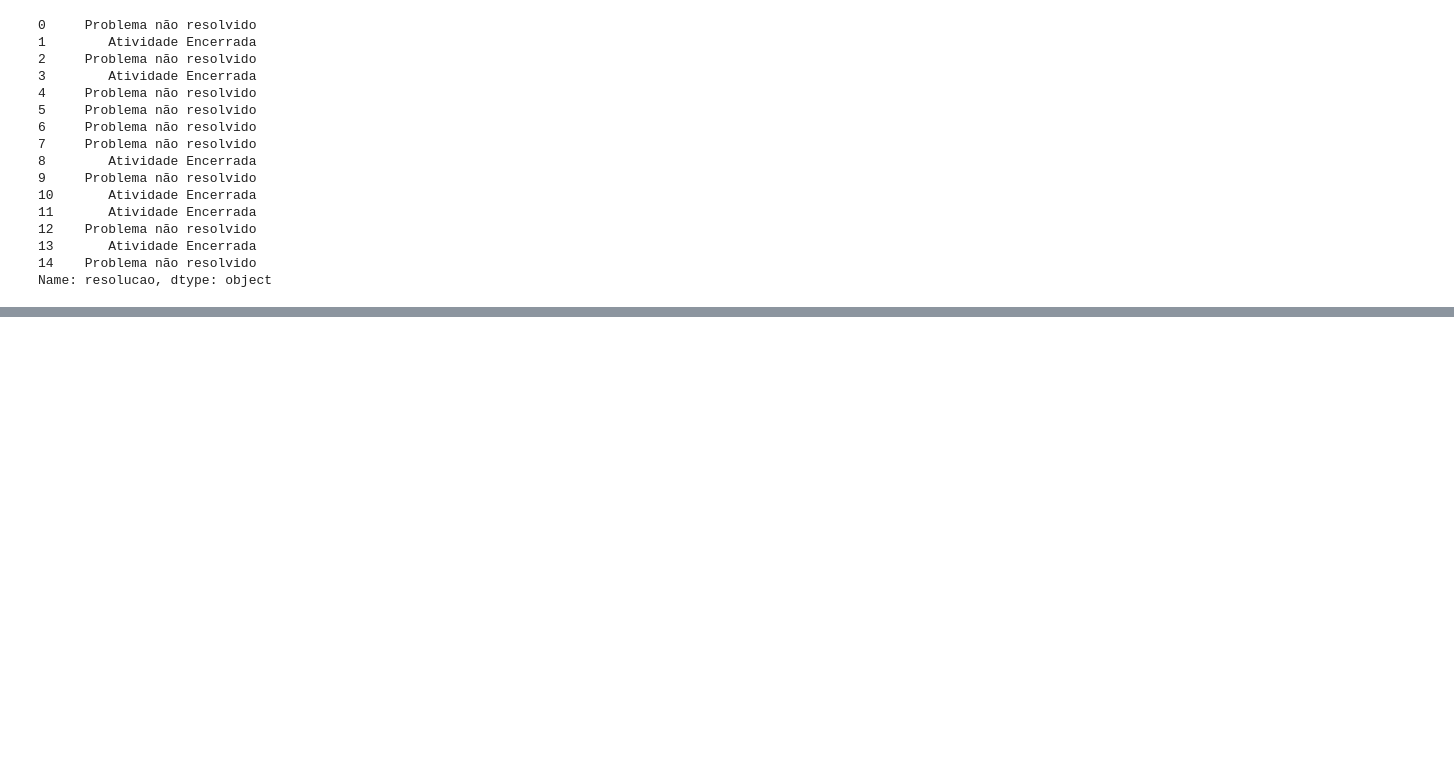
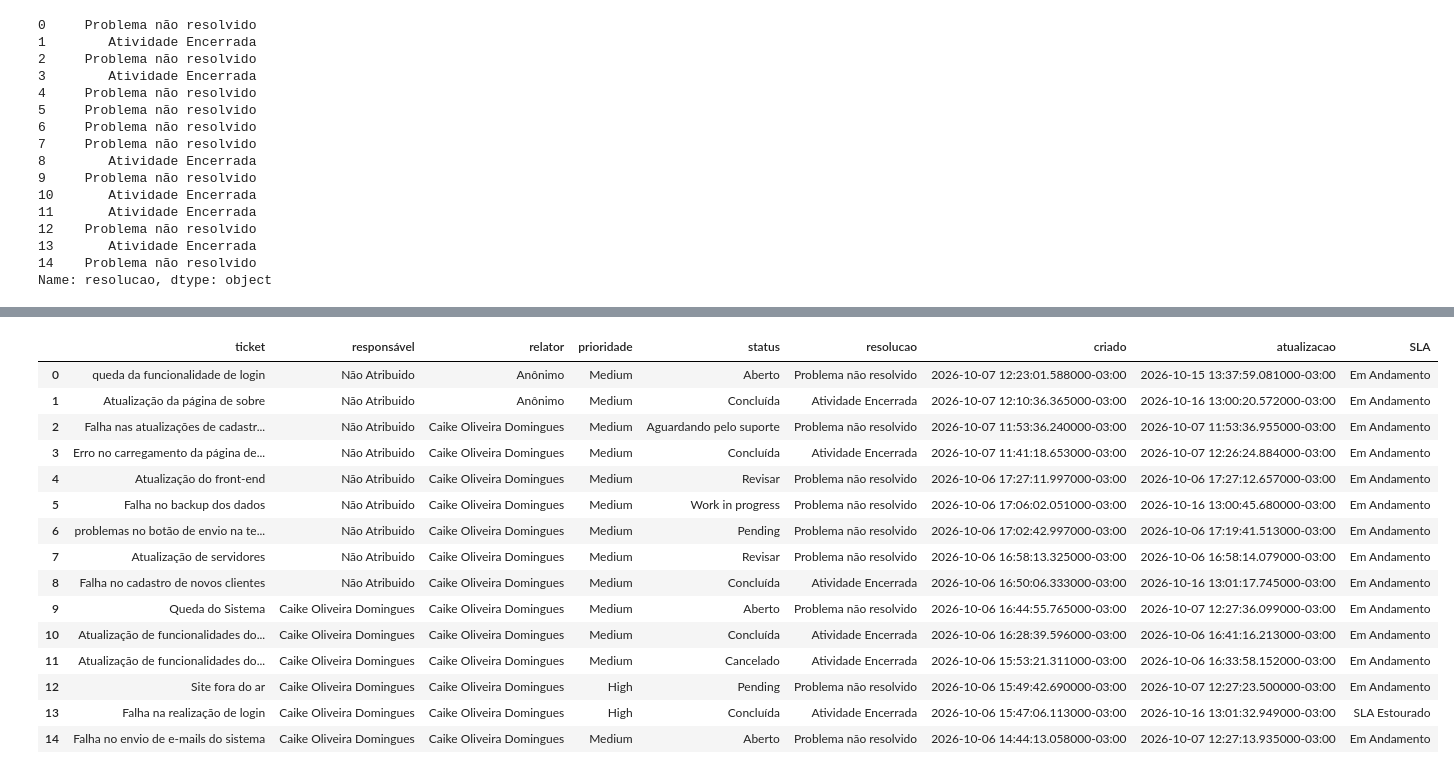
Before and after one commit to caikedomingues/monitoramento-sla-suporte, a Jupyter notebook: main.ipynb, the cells around one changed output, grey strips where cells are left out. Cells and saved outputs as stored; diff of their text form; code cells hidden in the pictures; blank space fills up the shorter version.

Commit message:
finalizei o script de automação
Consegui classificar os SLA e gerar o relatório que sera utilizado no powerBI

```diff
--- a/main.ipynb
+++ b/main.ipynb
@@ -385,0 +414,47 @@ memory usage: 1.1+ KB
+# %%
+def classificar_sla(prioridade_escolhida, limite, falta_1_hora):
+
+    for indice, linha in df.iterrows():
+
+        criado = linha['criado']
+
+        atualizacao = linha['atualizacao']
+
+        status = linha['status']
+
+        prioridade = linha['prioridade']
+
+        calc_intervalo = (atualizacao - criado).total_seconds() / 3600
+
+        if calc_intervalo <= limite and prioridade == prioridade_escolhida and (status == "Concluída" or status == "Cancelado"):
+
+            df.loc[indice, "SLA"] = "SLA Cumprido"
+
+        elif calc_intervalo == falta_1_hora and prioridade == prioridade_escolhida and (status == "Concluída" or status == "Cancelado"):
+
+            df.loc[indice, "SLA"] = "SLA em Risco"
+
+        elif calc_intervalo > limite and prioridade == prioridade_escolhida and (status == "Concluída" or status == "Cancelado"):
+
+            df.loc[indice, "SLA"] = "SLA Estourado"
+# %%
+classificar_sla("High", 24, 23)
+
+df.head(15)
+# %% [output]
+|  | ticket | responsável | relator | prioridade | status | resolucao | criado | atualizacao | SLA |
+| 0 | queda da funcionalidade de login | Não Atribuido | Anônimo | Medium | Aberto | Problema não resolvido | 2026-10-07 12:23:01.588000-03:00 | 2026-10-15 13:37:59.081000-03:00 | Em Andamento |
+| 1 | Atualização da página de sobre | Não Atribuido | Anônimo | Medium | Concluída | Atividade Encerrada | 2026-10-07 12:10:36.365000-03:00 | 2026-10-16 13:00:20.572000-03:00 | Em Andamento |
+| 2 | Falha nas atualizações de cadastr... | Não Atribuido | Caike Oliveira Domingues | Medium | Aguardando pelo suporte | Problema não resolvido | 2026-10-07 11:53:36.240000-03:00 | 2026-10-07 11:53:36.955000-03:00 | Em Andamento |
+| 3 | Erro no carregamento da página de... | Não Atribuido | Caike Oliveira Domingues | Medium | Concluída | Atividade Encerrada | 2026-10-07 11:41:18.653000-03:00 | 2026-10-07 12:26:24.884000-03:00 | Em Andamento |
+| 4 | Atualização do front-end | Não Atribuido | Caike Oliveira Domingues | Medium | Revisar | Problema não resolvido | 2026-10-06 17:27:11.997000-03:00 | 2026-10-06 17:27:12.657000-03:00 | Em Andamento |
+| 5 | Falha no backup dos dados | Não Atribuido | Caike Oliveira Domingues | Medium | Work in progress | Problema não resolvido | 2026-10-06 17:06:02.051000-03:00 | 2026-10-16 13:00:45.680000-03:00 | Em Andamento |
+| 6 | problemas no botão de envio na te... | Não Atribuido | Caike Oliveira Domingues | Medium | Pending | Problema não resolvido | 2026-10-06 17:02:42.997000-03:00 | 2026-10-06 17:19:41.513000-03:00 | Em Andamento |
+| 7 | Atualização de servidores | Não Atribuido | Caike Oliveira Domingues | Medium | Revisar | Problema não resolvido | 2026-10-06 16:58:13.325000-03:00 | 2026-10-06 16:58:14.079000-03:00 | Em Andamento |
+| 8 | Falha no cadastro de novos clientes | Não Atribuido | Caike Oliveira Domingues | Medium | Concluída | Atividade Encerrada | 2026-10-06 16:50:06.333000-03:00 | 2026-10-16 13:01:17.745000-03:00 | Em Andamento |
+| 9 | Queda do Sistema | Caike Oliveira Domingues | Caike Oliveira Domingues | Medium | Aberto | Problema não resolvido | 2026-10-06 16:44:55.765000-03:00 | 2026-10-07 12:27:36.099000-03:00 | Em Andamento |
+| 10 | Atualização de funcionalidades do... | Caike Oliveira Domingues | Caike Oliveira Domingues | Medium | Concluída | Atividade Encerrada | 2026-10-06 16:28:39.596000-03:00 | 2026-10-06 16:41:16.213000-03:00 | Em Andamento |
+| 11 | Atualização de funcionalidades do... | Caike Oliveira Domingues | Caike Oliveira Domingues | Medium | Cancelado | Atividade Encerrada | 2026-10-06 15:53:21.311000-03:00 | 2026-10-06 16:33:58.152000-03:00 | Em Andamento |
+| 12 | Site fora do ar | Caike Oliveira Domingues | Caike Oliveira Domingues | High | Pending | Problema não resolvido | 2026-10-06 15:49:42.690000-03:00 | 2026-10-07 12:27:23.500000-03:00 | Em Andamento |
+| 13 | Falha na realização de login | Caike Oliveira Domingues | Caike Oliveira Domingues | High | Concluída | Atividade Encerrada | 2026-10-06 15:47:06.113000-03:00 | 2026-10-16 13:01:32.949000-03:00 | SLA Estourado |
+| 14 | Falha no envio de e-mails do sistema | Caike Oliveira Domingues | Caike Oliveira Domingues | Medium | Aberto | Problema não resolvido | 2026-10-06 14:44:13.058000-03:00 | 2026-10-07 12:27:13.935000-03:00 | Em Andamento |
```
Also changed, not shown: parts of 6 cells of this notebook, 2 other files.
